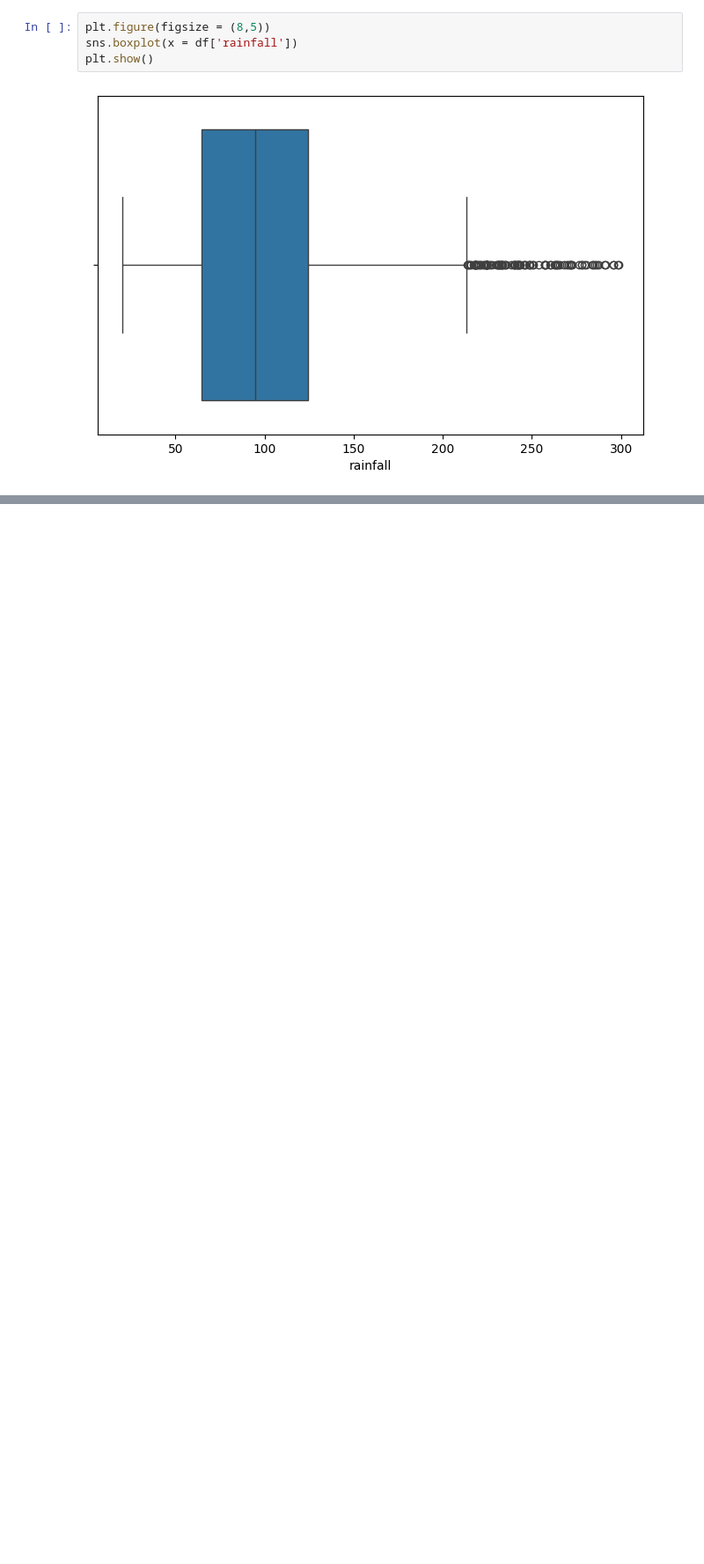
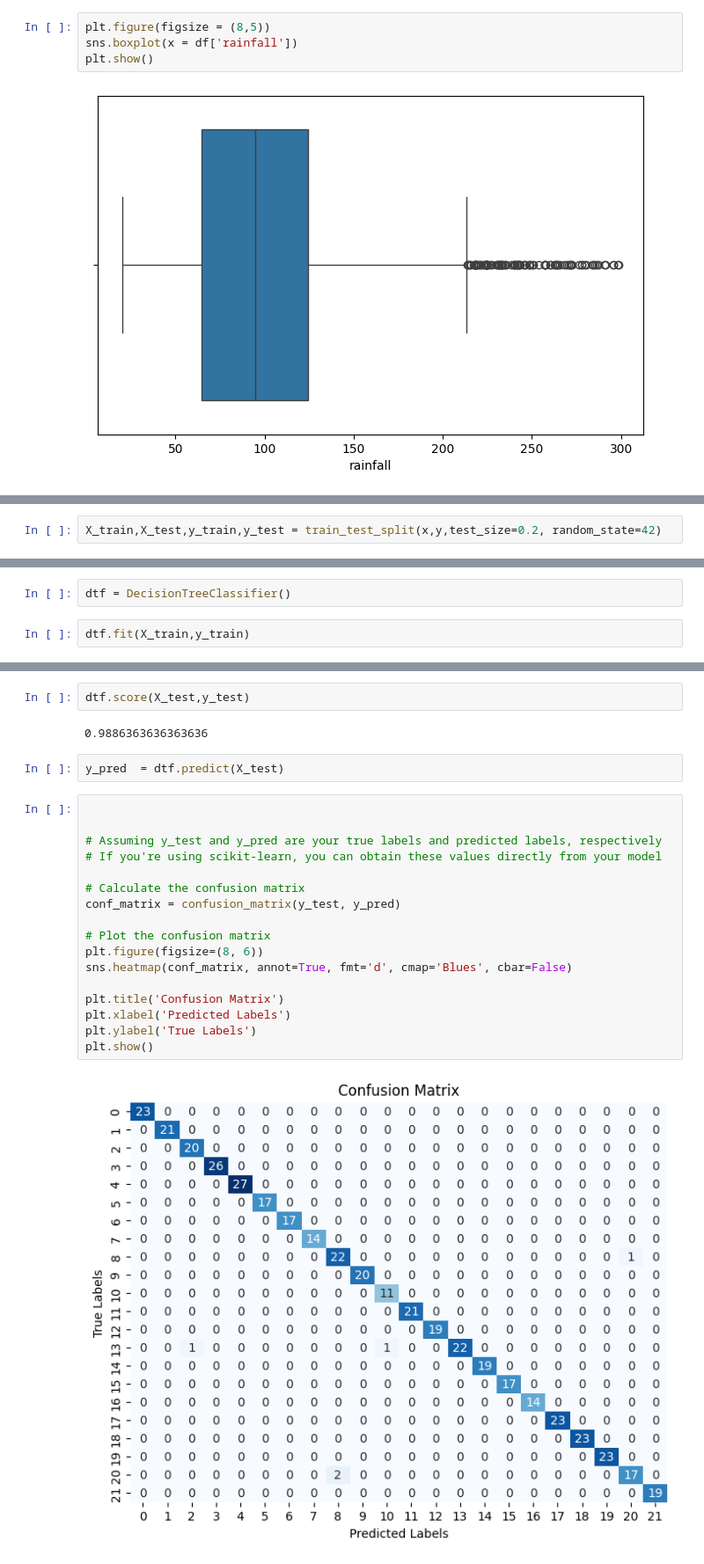
Before and after one commit to ChavinduDulaj/Crop-Recommendation-System, a Jupyter notebook: preprocessing.ipynb, the cells around one changed output, grey strips where cells are left out. Shown: that part at 88% size. Saved outputs shown, nothing was run; the diff lists cells and outputs as text; blank space fills up the shorter version.

```diff
--- a/preprocessing.ipynb
+++ b/preprocessing.ipynb
@@ -239,0 +359,2 @@ plt.show()
+# %%
+X_train,X_test,y_train,y_test = train_test_split(x,y,test_size=0.2, random_state=42)
@@ -239,0 +374,4 @@ plt.show()
+# %%
+dtf = DecisionTreeClassifier()
+# %%
+dtf.fit(X_train,y_train)
@@ -239,0 +384,25 @@ plt.show()
+# %%
+dtf.score(X_test,y_test)
+# %% [output]
+0.9886363636363636
+# %%
+y_pred  = dtf.predict(X_test)
+# %%
+
+
+# Assuming y_test and y_pred are your true labels and predicted labels, respectively
+# If you're using scikit-learn, you can obtain these values directly from your model
+
+# Calculate the confusion matrix
+conf_matrix = confusion_matrix(y_test, y_pred)
+
+# Plot the confusion matrix
+plt.figure(figsize=(8, 6))
+sns.heatmap(conf_matrix, annot=True, fmt='d', cmap='Blues', cbar=False)
+
+plt.title('Confusion Matrix')
+plt.xlabel('Predicted Labels')
+plt.ylabel('True Labels')
+plt.show()
+# %% [output]
+[figure, added]
```
Also changed, not shown: parts of 72 cells of this notebook.
